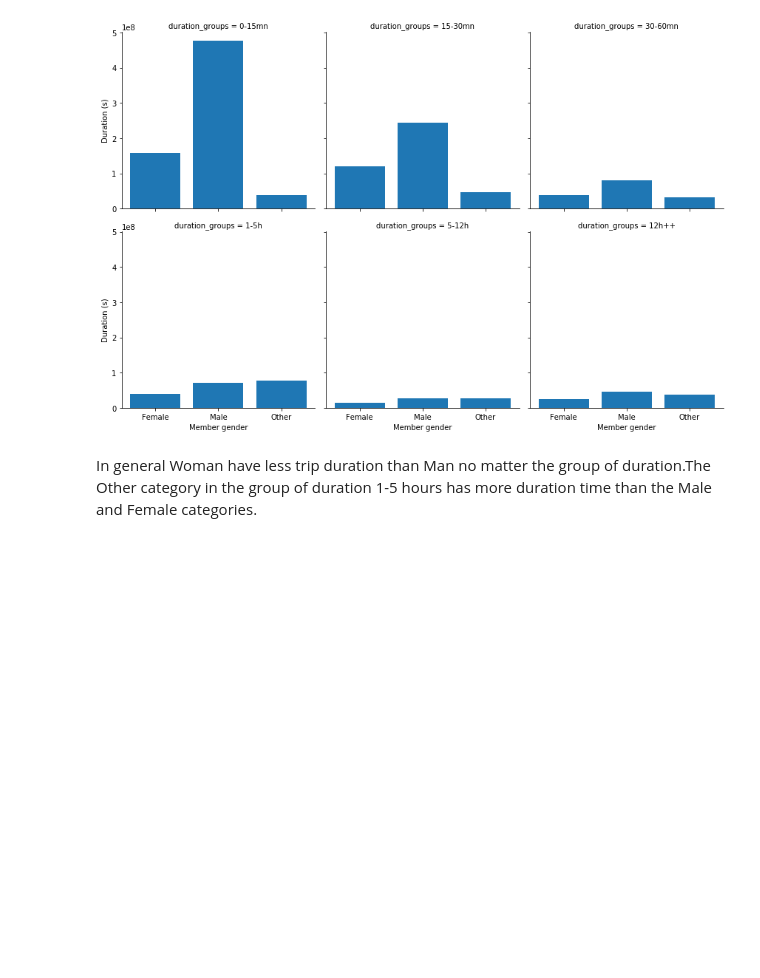
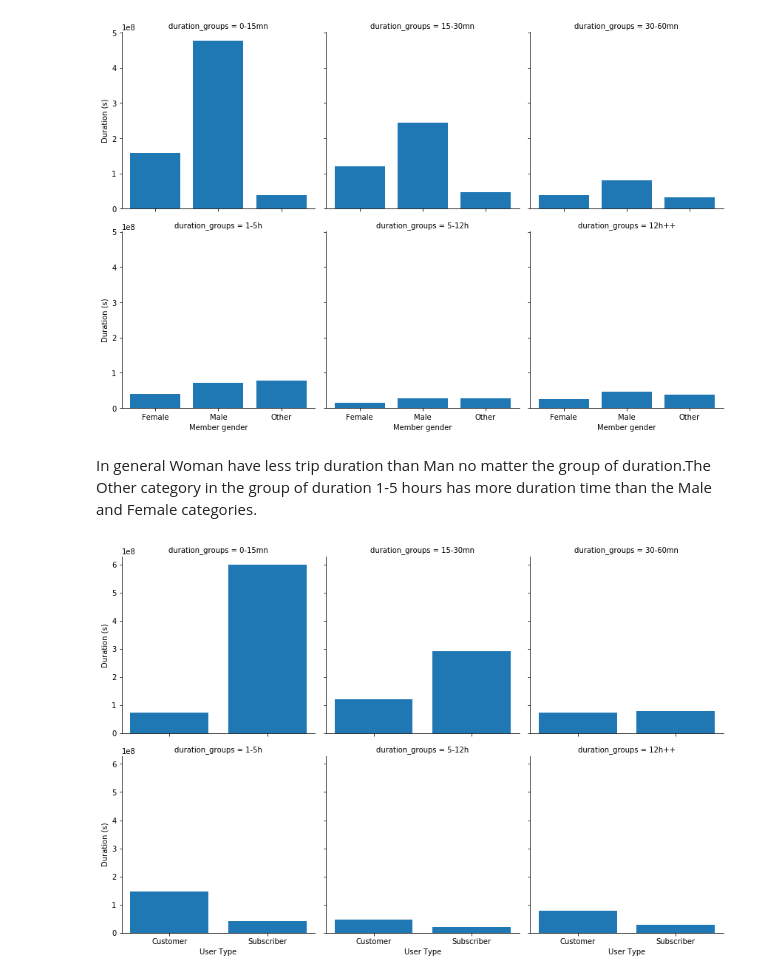
Before and after one commit to furawa/Data_Analyst_Udacity_Projects, a Jupyter notebook: 05_Communicate_Data/ford_gobike_exploration.ipynb, the cells around one changed output. Cells and saved outputs as stored; diff of their text form; code cells hidden in the pictures; blank space fills up the shorter version.

Commit message:
feat: Plot duration_groups vs user_type vs duration

```diff
--- a/05_Communicate_Data/ford_gobike_exploration.ipynb
+++ b/05_Communicate_Data/ford_gobike_exploration.ipynb
@@ -561,3 +561,13 @@ g.set_ylabels('Duration (s)');
 # %% [markdown]
 In general Woman have less trip duration than Man no matter the group of duration.The Other category in the
 group of duration 1-5 hours has more duration time than the Male and Female categories.
+# %%
+# Group by duration and user type then calculate the total duration for the group and reset index to have df
+user_duration_group = baywheels_data.groupby(['duration_groups','user_type']).sum().duration_sec.reset_index()
+# Facet per duration Groups
+g = sb.FacetGrid(data = user_duration_group, col = 'duration_groups', height = 4, col_wrap = 3)
+g.map(plt.bar, 'user_type', 'duration_sec')
+g.set_xlabels('User Type')
+g.set_ylabels('Duration (s)');
+# %% [output]
+[figure, added]
```
Also changed, not shown: parts of 1 cell of this notebook.
